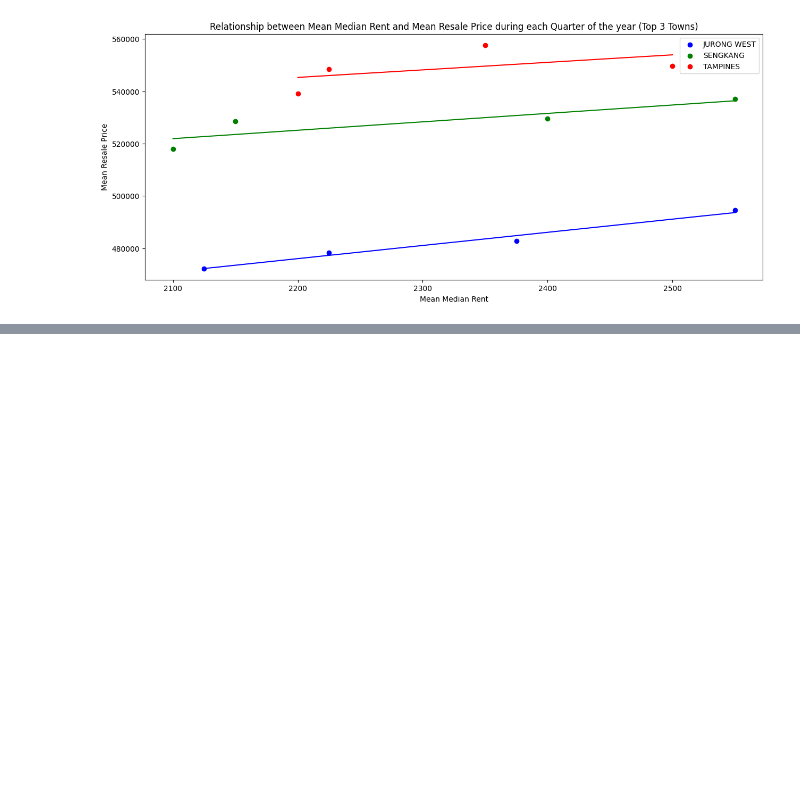
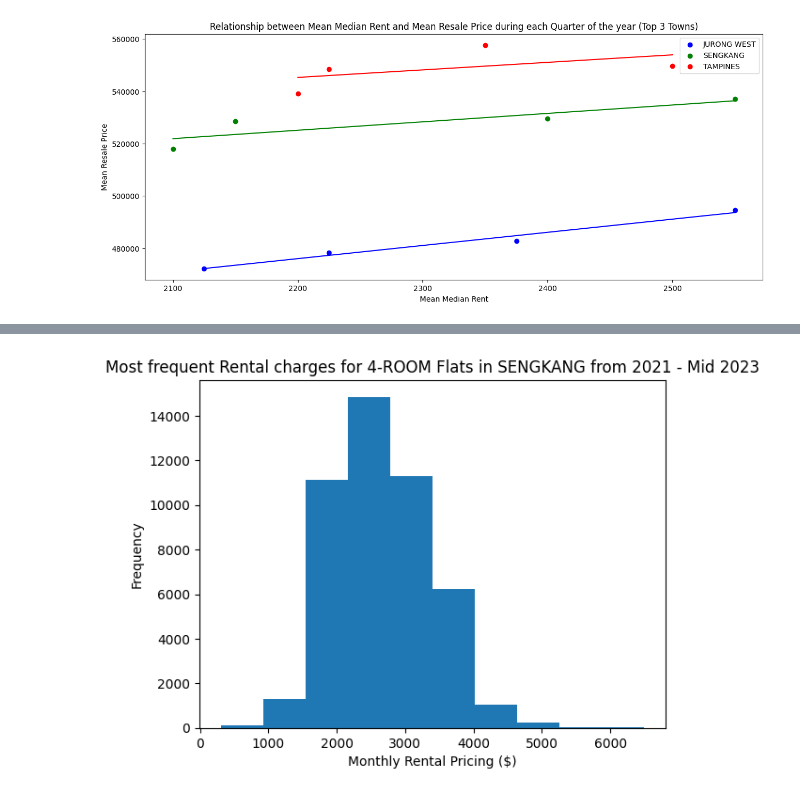
Before and after one commit to yuuuu7/PDAS, a Jupyter notebook: PDS Assignment/assignment.ipynb, the cells around one changed output, grey strips where cells are left out. Drawn from its saved outputs; the diff is of its cells as text; code cells hidden in the pictures; blank space fills up the shorter version.

```diff
--- a/PDS Assignment/ccb.ipynb
+++ b/PDS Assignment/assignment.ipynb
@@ -255,6 +271,5 @@ Questions:
 # %%
-dict = {}
-
+#A list of all the towns in Singapore, commented towns are towns that were not chosen to be apart of this specific Data Visualisation process
 towns = [
     # 'ANG MO KIO',
     # 'BEDOK',
@@ -284,32 +299,41 @@ towns = [
     'YISHUN'
 ]
 
+#Variables used in Graph Configurations
 x_label = 'Years-Months'
 y_label = 'Number of rentals'
 title = 'Trend for rentals per month from 2021 to Mid-2023'
 
+#Graph Configurations
 plt.figure(figsize=(13,6))
 plt.xlabel(x_label)
 plt.ylabel(y_label)
 plt.title(title)
 plt.xticks(rotation=60)
 
+#Loops through the selected towns only
 for town in towns:
+    #Dictionary resets with each new town's iteration
     dict={}
     for item in data7_np:
+
+        #Declaring Variables
         flat_type = item['flat_type']
+
         if town == item['town']:
+
             town = item['town']
             rent_approval_date = item['rent_approval_date']
+
             if (flat_type == '4-ROOM'):
                 try:
-                    lol = {rent_approval_date: dict[rent_approval_date] + 1}
+                    new = {rent_approval_date: dict[rent_approval_date] + 1}
                 except:
-                    lol = {rent_approval_date: 1}
+                    new = {rent_approval_date: 1}
 
-                dict.update(lol)
+                dict.update(new)
 
-
+    #Graph is plotted with each iteration of towns to prevent cluttering
     plt.plot(dict.keys(), dict.values())
 
 
@@ -508,0 +576,25 @@ Findings and Insight:
+# %%
+#Creating an empty list to store all the monthly rental prices
+rental_price_list = []
+
+#Iterate through every object that has town as SENGKANG and is a 4 ROOM
+#Taking data only from 2021,2022 and 2023 for most relevancy
+for item in data7_np:
+    flat_type = item['flat_type']
+    monthly_rent = item['monthly_rent']
+    month = item['rent_approval_date']
+    town = item['town']
+    if (flat_type == '4 ROOM') and (town == 'SENGKANG') and ('2021' in month) or ('2022' in month) or ('2023' in month):
+        rental_price_list.append(monthly_rent)
+
+x = rental_price_list
+
+#Plotting the graph itself
+plt.hist(x, bins=10)
+plt.figure
+plt.xlabel('Monthly Rental Pricing ($)')
+plt.ylabel('Frequency')
+plt.title('Most frequent Rental charges for 4-ROOM Flats in SENGKANG from 2021 - Mid 2023')
+plt.show()
+# %% [output]
+[figure, added]
```
Also changed, not shown: parts of 18 cells of this notebook, 3 other files.
